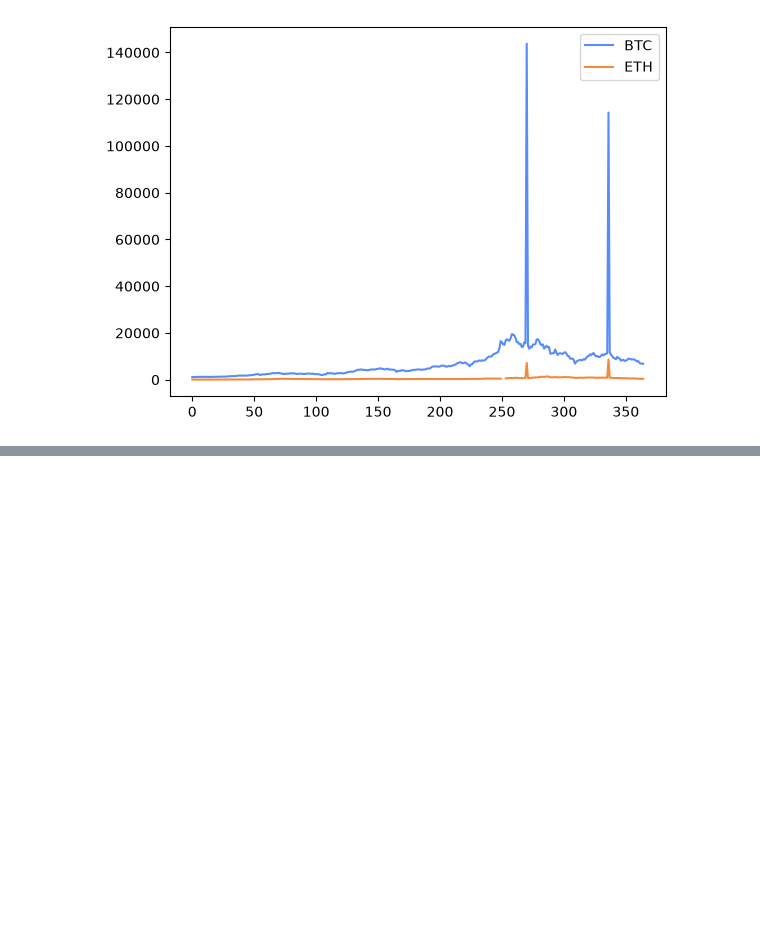
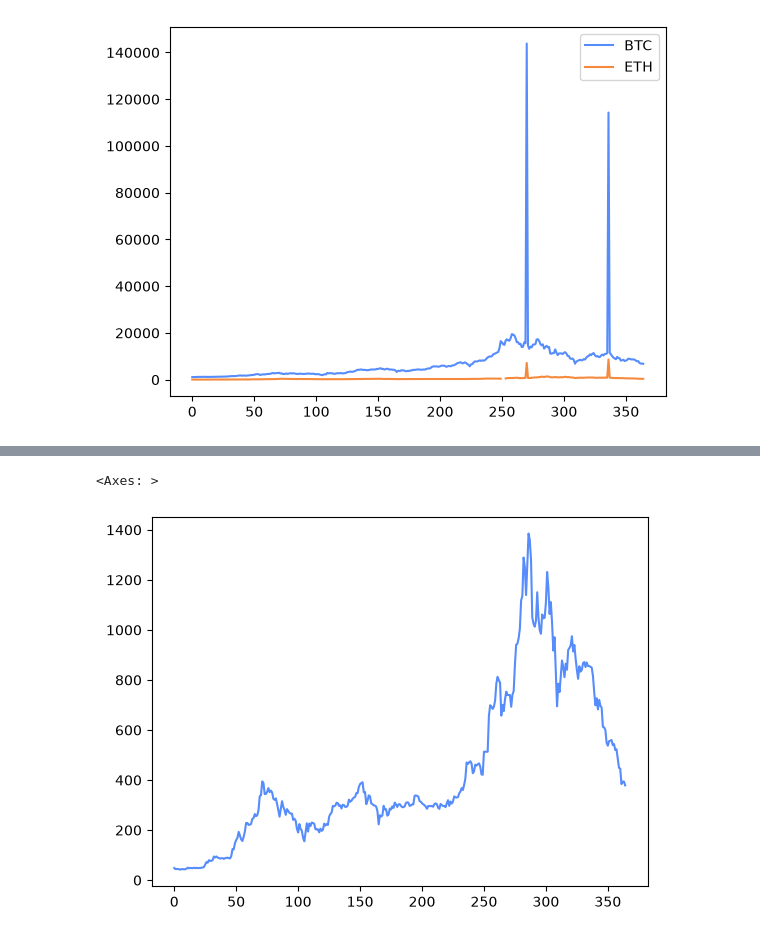
Before and after one commit to ppedvAG/Python-DS-ML-271721, a Jupyter notebook: Labs/M-004-Lab Lösung.ipynb, the cells around one changed output, grey strips where cells are left out. Cells and saved outputs as stored; diff of their text form; code cells hidden in the pictures; blank space fills up the shorter version.

```diff
--- a/Labs/M-004-Lab Lösung.ipynb
+++ b/Labs/M-004-Lab Lösung.ipynb
@@ -26,0 +109,5 @@ data.plot()
+# %%
+data.bfill()["ETH"].plot()
+# %% [output]
+<Axes: >
+[figure, added]
```
Also changed, not shown: parts of 18 cells of this notebook, 4 other files.
